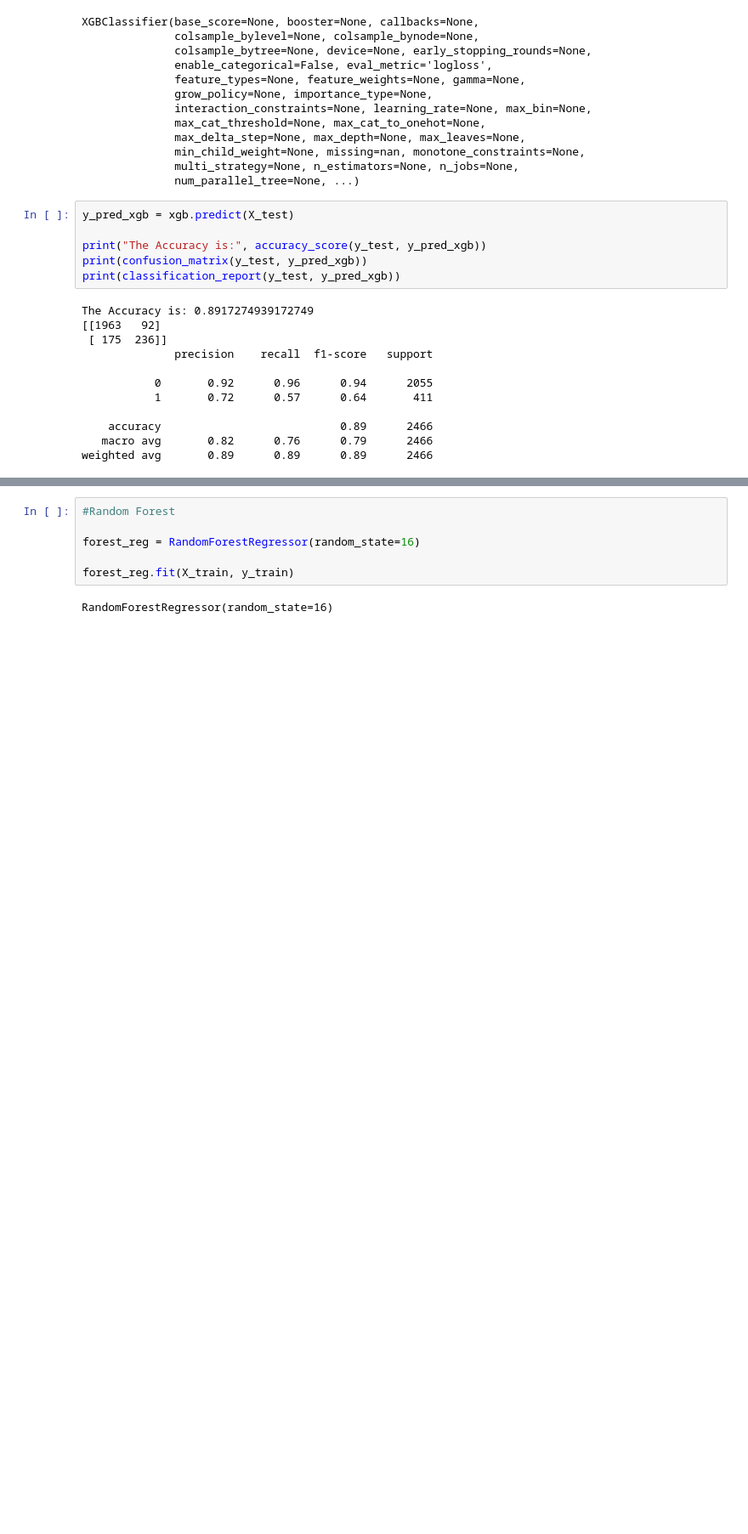
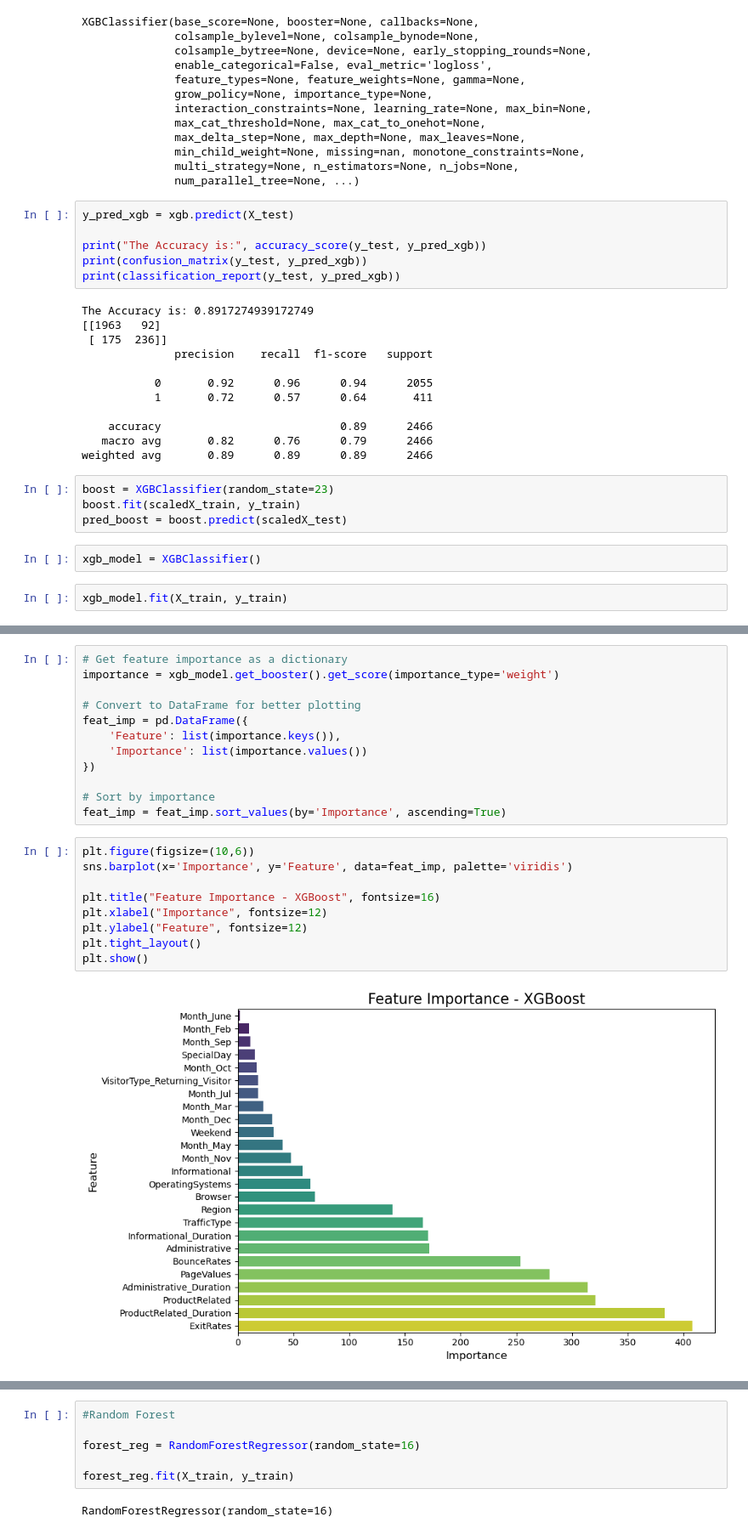
Before and after one commit to Helen2000-analyst/Customer-Purchase-Prediction, a Jupyter notebook: Capstone Project (Insight Lab).ipynb, the cells around one changed output, grey strips where cells are left out. Shown at 85% size. Drawn from its saved outputs; the diff is of its cells as text; blank space fills up the shorter version.

```diff
--- a/Capstone Project (Insight Lab).ipynb
+++ b/Capstone Project (Insight Lab).ipynb
@@ -626,3 +666,11 @@ The Accuracy is: 0.8917274939172749
     accuracy                           0.89      2466
    macro avg       0.82      0.76      0.79      2466
 weighted avg       0.89      0.89      0.89      2466
+# %%
+boost = XGBClassifier(random_state=23)
+boost.fit(scaledX_train, y_train)
+pred_boost = boost.predict(scaledX_test)
+# %%
+xgb_model = XGBClassifier()
+# %%
+xgb_model.fit(X_train, y_train)
@@ -628,0 +689,23 @@ weighted avg       0.89      0.89      0.89      2466
+# %%
+# Get feature importance as a dictionary
+importance = xgb_model.get_booster().get_score(importance_type='weight')
+
+# Convert to DataFrame for better plotting
+feat_imp = pd.DataFrame({
+    'Feature': list(importance.keys()),
+    'Importance': list(importance.values())
+})
+
+# Sort by importance
+feat_imp = feat_imp.sort_values(by='Importance', ascending=True)
+# %%
+plt.figure(figsize=(10,6))
+sns.barplot(x='Importance', y='Feature', data=feat_imp, palette='viridis')
+
+plt.title("Feature Importance - XGBoost", fontsize=16)
+plt.xlabel("Importance", fontsize=12)
+plt.ylabel("Feature", fontsize=12)
+plt.tight_layout()
+plt.show()
+# %% [output]
+[figure, added]
```
Also changed, not shown: parts of 18 cells of this notebook.
